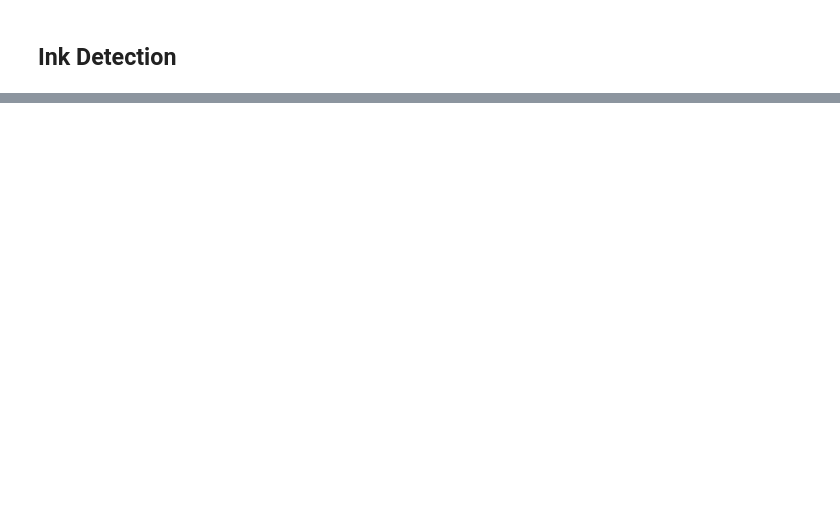
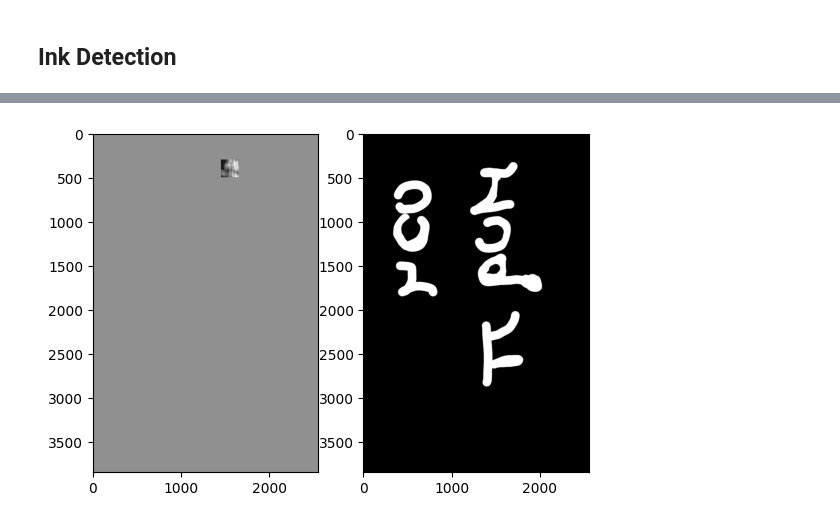
Before and after one commit to ScrollPrize/vesuvius, a Jupyter notebook: notebooks/example3_ink_detection.ipynb, the cells around one changed output, grey strips where cells are left out. Saved outputs shown, nothing was run; the diff lists cells and outputs as text; code cells hidden in the pictures; blank space fills up the shorter version.

```diff
--- a/notebooks/example3_ink_detection.ipynb
+++ b/notebooks/example3_ink_detection.ipynb
@@ -79,0 +203,6 @@ plt.show()
+# %%
+# Create the train and validation datasets using the generated patch coordinates
+train_dataset = SubvolumeDataset(segment[Z_START:Z_START+Z_DIM,:,:], segment.inklabel, pixels_outside_rect)
+
+# Create DataLoader objects for training and validation
+train_loader = data.DataLoader(train_dataset, batch_size=BATCH_SIZE, shuffle=True)
@@ -79,0 +257,20 @@ plt.show()
+# %%
+val_dataset = SubvolumeDataset(segment[Z_START:Z_START+Z_DIM,:,:], segment.inklabel, pixels_inside_rect)
+
+eval_loader = data.DataLoader(train_dataset, batch_size=BATCH_SIZE, shuffle=False)
+val_loader = data.DataLoader(val_dataset, batch_size=BATCH_SIZE, shuffle=False)
+# %%
+output = torch.zeros(segment.inklabel.shape).float()
+model.eval()
+with torch.no_grad():
+    for i, (subvolumes, _) in enumerate(tqdm(val_loader)):
+        with autocast():
+            for j, value in enumerate(model(subvolumes.to(DEVICE))):
+                output[tuple(pixels_inside_rect[i*BATCH_SIZE+j])] = value
+
+fig, (ax1, ax2) = plt.subplots(1, 2)
+ax1.imshow(output.cpu().sigmoid(), cmap='gray')
+ax2.imshow(segment.inklabel, cmap='gray')
+plt.show()
+# %% [output]
+[figure, added]
```
Also changed, not shown: parts of 12 cells of this notebook.
